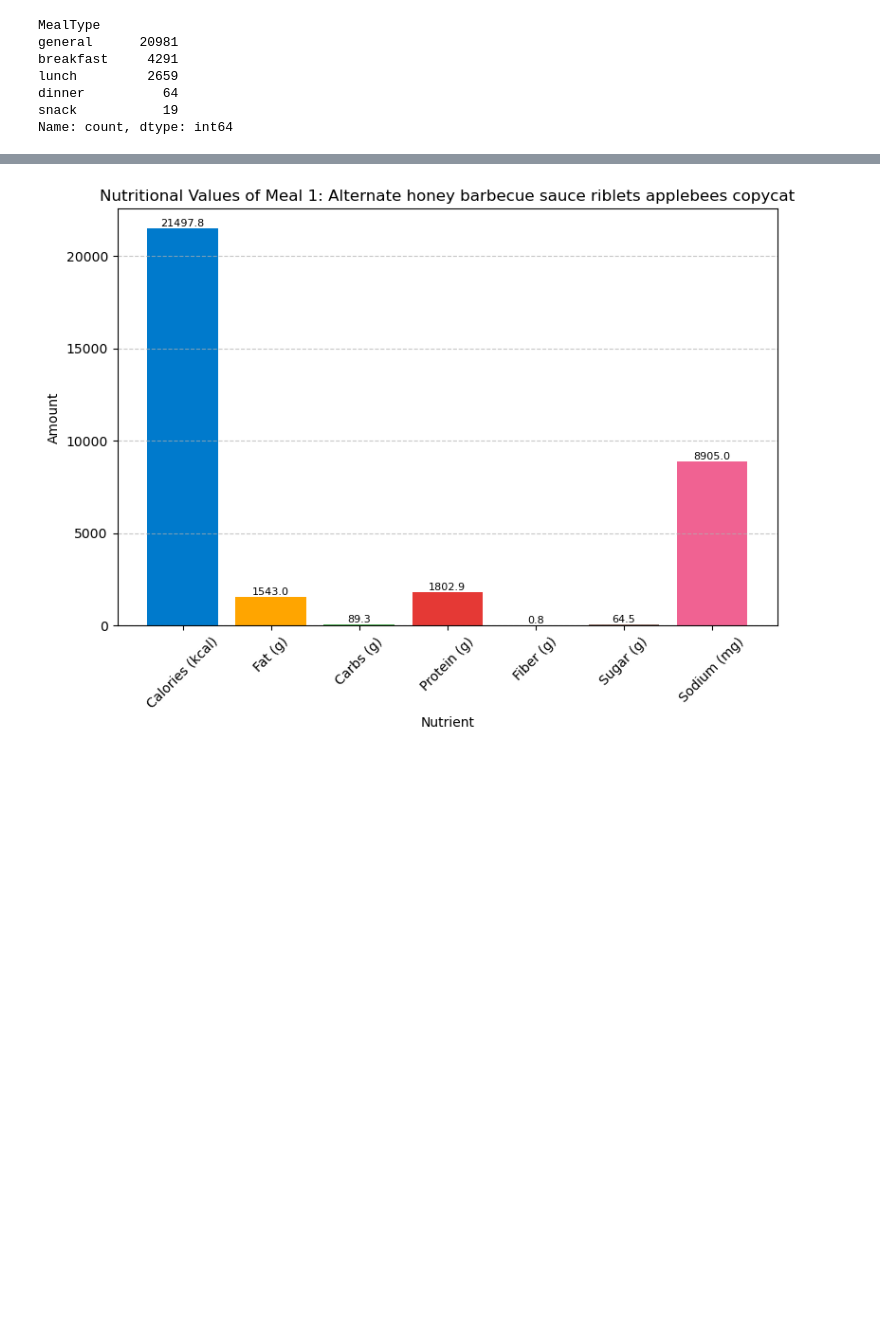
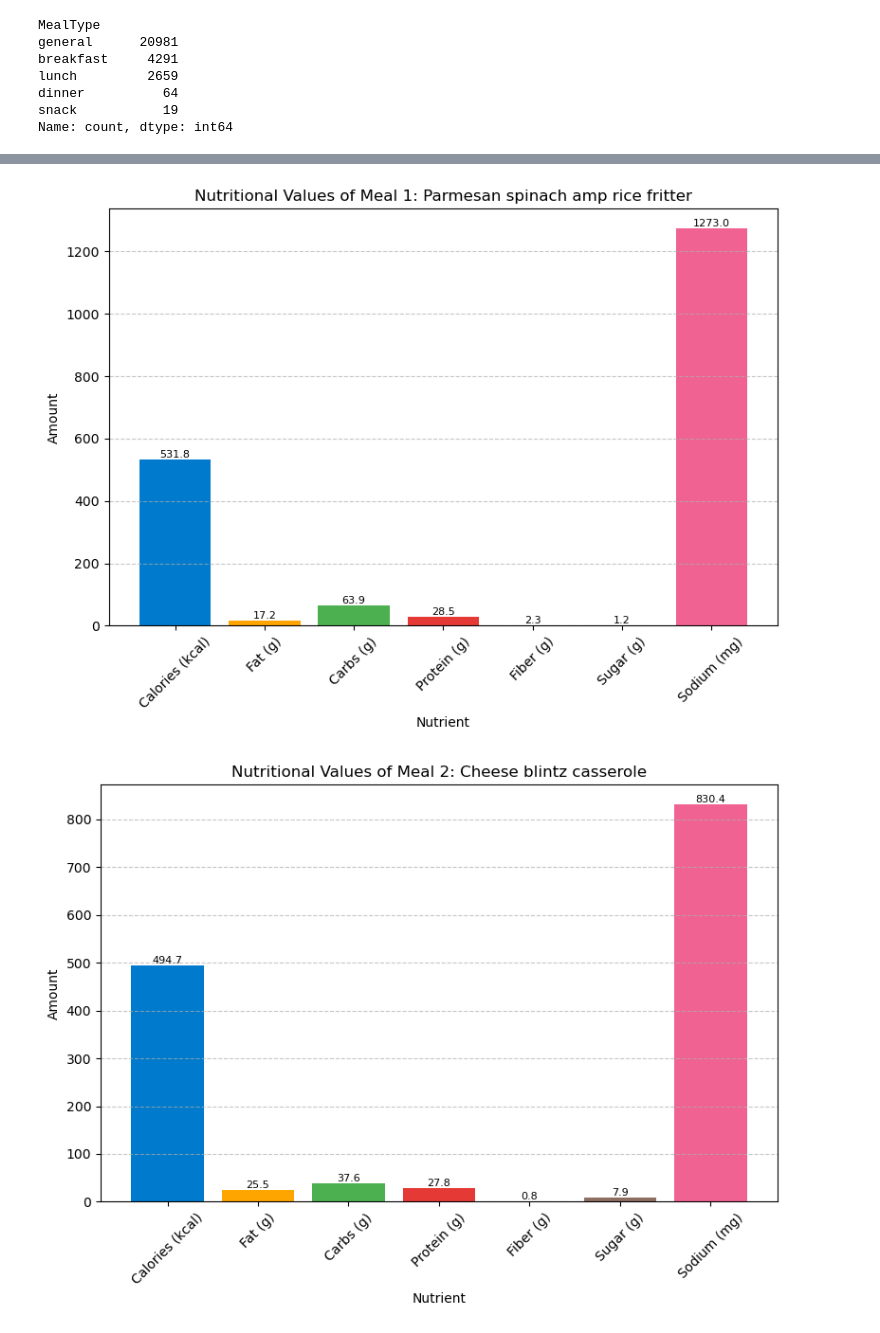
Before and after one commit to Nabin-18/diet-recommendation-system, a Jupyter notebook: Dataset/mergedataset.ipynb, the cells around one changed output, grey strips where cells are left out. Drawn from its saved outputs; the diff is of its cells as text; code cells hidden in the pictures; blank space fills up the shorter version.

```diff
--- a/Dataset/mergedataset.ipynb
+++ b/Dataset/mergedataset.ipynb
@@ -389,0 +381,7 @@ recipe.head(5)
+# %%
+
+count=recipe['Images']=="character(0)"
+print(f"Number of rows with 'Images' as 'character(0)': {count.sum()}")
+# replace the character(0) with image not found
+recipe['Images'] = recipe['Images'].replace("character(0)", "image not found")
+recipe.head(5)
@@ -452,7 +458,8 @@ def cluster_recipes(df, nutrient_cols, n_clusters=3):
 # --- Diet Recommendation Function ---
 
 def suggest_diet(user_input, recipe):
-    nutrient_cols = ['Calories', 'FatContent', 'CarbohydrateContent', 'ProteinContent', 'FiberContent']
+    nutrient_cols = ['Calories', 'FatContent', 'CarbohydrateContent', 'ProteinContent', 'FiberContent',]
+
 
     # 1. Filter by veg/non-veg
     filtered = recipe[recipe['Type'].str.lower() == user_input['Type'].lower()]
@@ -541,6 +548,7 @@ def suggest_diet(user_input, recipe):
             'Fiber (g)': round(row['FiberContent'], 2),
             'Sugar (g)': round(row.get('SugarContent', 0), 2),
             'Sodium (mg)': round(row.get('SodiumContent', 0), 2),
+            'Image': row['Images'] if pd.notnull(row['Images']) else 'No image available',
             'Instructions': format_instructions(row.get('RecipeInstructions', 'No instructions'))
         })
 
@@ -549,22 +557,22 @@ def suggest_diet(user_input, recipe):
 # --- Example Usage ---
 
 
-# Define nutrient columns for clustering
+# Define nutrient columns
 nutrient_cols = ['Calories', 'FatContent', 'CarbohydrateContent', 'ProteinContent', 'FiberContent']
 
 # Cluster your recipe dataset before making suggestions
-recipe, kmeans_model = cluster_recipes(recipe, nutrient_cols, n_clusters=3)
+recipe, kmeans_model = cluster_recipes(recipe, nutrient_cols, n_clusters=5)
 
 # Example user input
 user_input = {
-    'gender': 1,
-    'age': 20,
+    'gender': 0,
+    'age': 40,
     'height_cm': 170,
-    'weight_kg': 30,
-    'goal': 'weight_gain',
+    'weight_kg': 60,
+    'goal': 'maintain',  # Options: 'weight_loss', 'weight_gain', 'maintain'
     'Type': 'vegetarian',
-    'meal_type': 'lunch',
-    'health_conditions': ['normal'],
+    'meal_type': 'breakfast',
+    'health_conditions': ['asthma', 'diabetes'],
     'meal_frequency': 3,
     'activity_type': 'walking'
 }
@@ -602,33 +610,35 @@ import matplotlib.pyplot as plt
 # Define nutrients and their display units
 nutrients = [
     ('Calories (kcal)', 'kcal'),
     ('Fat (g)', 'g'),
     ('Carbs (g)', 'g'),
     ('Protein (g)', 'g'),
     ('Fiber (g)', 'g'),
     ('Sugar (g)', 'g'),
-    ('Sodium (mg)', 'mg')
+    ('Sodium (mg)', 'mg'),
+
 ]
 
 # Plot each meal in the diet plan
 for i, meal in enumerate(diet_plan):
     labels = [f"{n[0]}" for n in nutrients]
     values = [meal.get(n[0], 0) for n in nutrients]
 
     plt.figure(figsize=(8, 6))
-    bars = plt.bar(labels, values, color=['#007acc', '#ffa500', '#4caf50', '#e53935', '#9c27b0', '#8d6e63', '#f06292'])
+    bars = plt.bar(labels, values, color=['#007acc', '#ffa500', '#4caf50', '#e53935', '#9c27b0', '#8d6e63', '#f06292', '#64b5f6'])
 
     # Annotate each bar with its value
     for bar, value in zip(bars, values):
         plt.text(bar.get_x() + bar.get_width() / 2.0, bar.get_height(),
                  f'{value:.1f}', ha='center', va='bottom', fontsize=8)
 
     plt.title(f'Nutritional Values of Meal {i+1}: {meal["Name"].capitalize()}', fontsize=12)
     plt.xlabel('Nutrient')
     plt.ylabel('Amount')
     plt.xticks(rotation=45)
     plt.grid(axis='y', linestyle='--', alpha=0.7)
     plt.tight_layout()
     plt.show()
 # %% [output]
-[figure, old version]
+[figure, new version]
+[figure, added]
```
Also changed, not shown: parts of 4 cells of this notebook.
